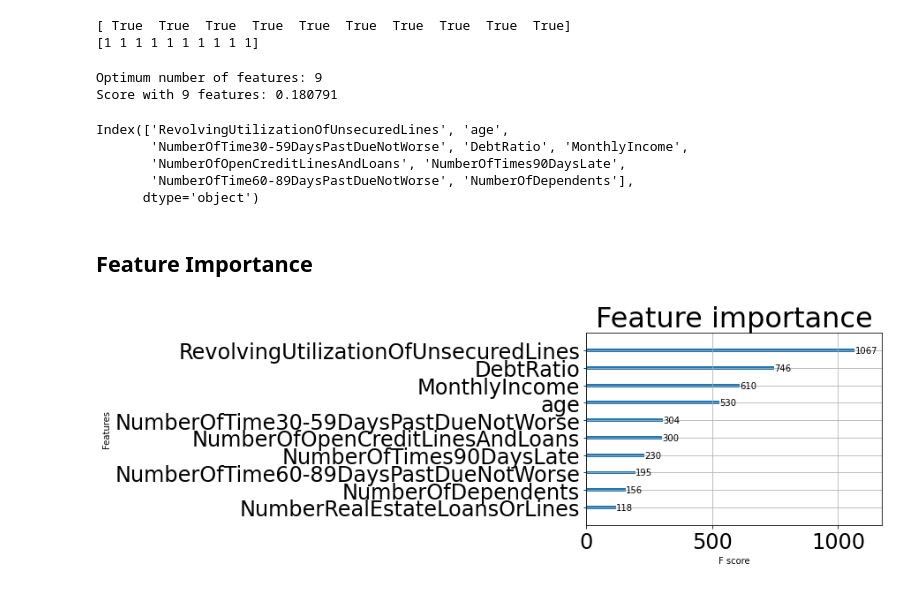
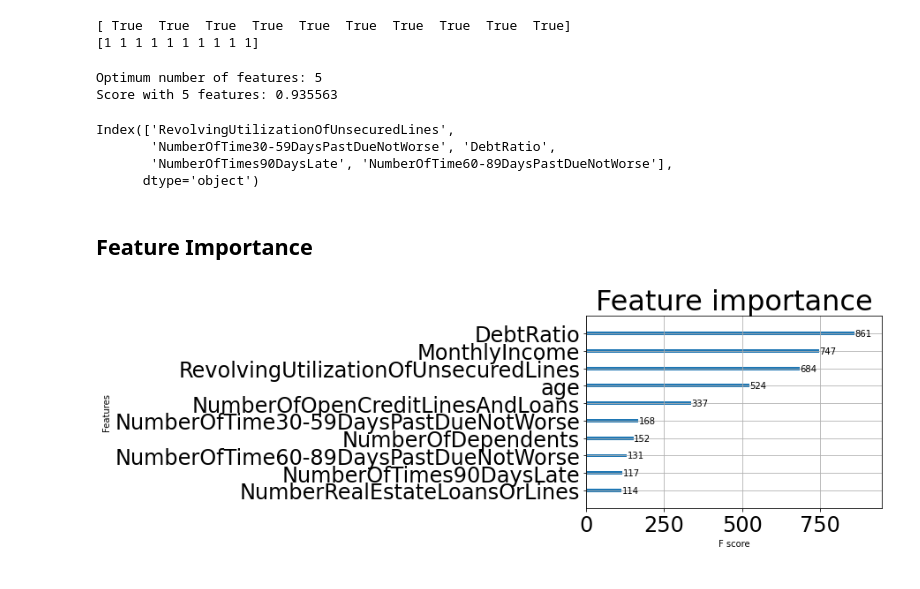
Before and after one commit to leonardyeoxl/Give-Me-Some-Credit-Kaggle-Challenge, a Jupyter notebook: experiment/01/notebooks/01-LeonardYeo-Feature-Selection.ipynb, the cells around one changed output. Cells and saved outputs as stored; diff of their text form; code cells hidden in the pictures.

```diff
--- a/experiment/01/notebooks/01-LeonardYeo-Feature-Selection.ipynb
+++ b/experiment/01/notebooks/01-LeonardYeo-Feature-Selection.ipynb
@@ -113,7 +113,7 @@ X.shape
 # %% [output]
 (107779, 10)
 # %%
-model = XGBRegressor(seed=123, random_state=123) #Initializing RFE model
+model = XGBClassifier(use_label_encoder=False, verbosity=0, seed=123, random_state=123) #Initializing RFE model
 rfe = RFE(model, 10) #Transforming data using RFE
 X_rfe = rfe.fit_transform(X,y) #Fitting the data to model
 model.fit(X_rfe,y)
@@ -132,7 +132,7 @@ nof=0
 score_list =[]
 for n in range(len(nof_list)):
     X_train, X_test, y_train, y_test = train_test_split(X,y, test_size=0.2, random_state=123)
-    model = XGBRegressor(seed=123, random_state=123)
+    model = XGBClassifier(use_label_encoder=False, verbosity=0, seed=123, random_state=123)
     rfe = RFE(model,nof_list[n])
     X_train_rfe = rfe.fit_transform(X_train,y_train)
     X_test_rfe = rfe.transform(X_test)
@@ -146,31 +146,29 @@ for n in range(len(nof_list)):
 print("Optimum number of features: %d" %nof)
 print("Score with %d features: %f" % (nof, high_score))
 # %% [output]
-Optimum number of features: 9
-Score with 9 features: 0.180791
+Optimum number of features: 5
+Score with 5 features: 0.935563
 # %%
 cols = list(X.columns)
-model = XGBRegressor(seed=123, random_state=123) #Initializing RFE model
-rfe = RFE(model, 9)             #Transforming data using RFE
+model = XGBClassifier(use_label_encoder=False, verbosity=0, seed=123, random_state=123) #Initializing RFE model
+rfe = RFE(model, 5)             #Transforming data using RFE
 X_rfe = rfe.fit_transform(X,y)  #Fitting the data to model
 model.fit(X_rfe,y)
 temp = pd.Series(rfe.support_,index = cols)
 selected_features_rfe = temp[temp==True].index
 print(selected_features_rfe)
 # %% [output]
-Index(['RevolvingUtilizationOfUnsecuredLines', 'age',
-       'NumberOfTime30-59DaysPastDueNotWorse', 'DebtRatio', 'MonthlyIncome',
-       'NumberOfOpenCreditLinesAndLoans', 'NumberOfTimes90DaysLate',
-       'NumberOfTime60-89DaysPastDueNotWorse', 'NumberOfDependents'],
+Index(['RevolvingUtilizationOfUnsecuredLines',
+       'NumberOfTime30-59DaysPastDueNotWorse', 'DebtRatio',
+       'NumberOfTimes90DaysLate', 'NumberOfTime60-89DaysPastDueNotWorse'],
       dtype='object')
 # %% [markdown]
 ## Feature Importance
 # %%
-# fit model no training data
-model = XGBRegressor(seed=123, random_state=123)
+model = XGBClassifier(use_label_encoder=False, verbosity=0, seed=123, random_state=123)
 model.fit(X, y)
 # plot feature importance
 plot_importance(model)
 pyplot.show()
 # %% [output]
-[figure, old version]
+[figure, new version]
```
Also changed, not shown: parts of 3 cells of this notebook, 27 other files.
